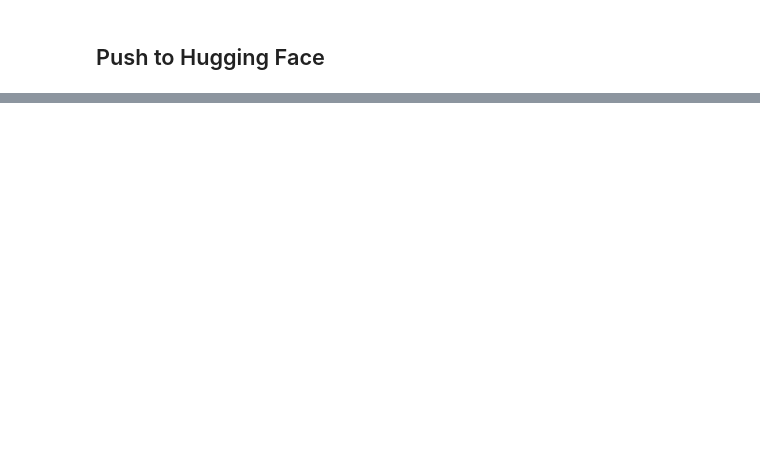
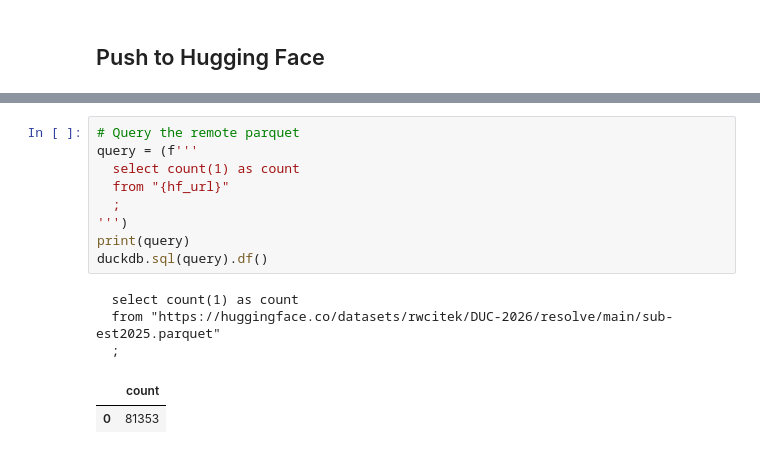
Before and after one commit to BBER-DUC/Data-Wrangling-of-Public-Data, a Jupyter notebook: 102-data.csv.to.parquet.to.HF.ipynb, the cells around one changed output, grey strips where cells are left out. Saved outputs shown, nothing was run; the diff lists cells and outputs as text; blank space fills up the shorter version.

```diff
--- a/102-data.csv.to.parquet.to.HF.ipynb
+++ b/102-data.csv.to.parquet.to.HF.ipynb
@@ -376,0 +173,15 @@ duckdb.sql(query).show(max_rows=100)
+# %%
+# Query the remote parquet
+query = (f'''
+  select count(1) as count
+  from "{hf_url}"
+  ;
+''')
+print(query)
+duckdb.sql(query).df()
+# %% [output]
+  select count(1) as count
+  from "https://huggingface.co/datasets/rwcitek/DUC-2026/resolve/main/sub-est2025.parquet"
+  ;
+|  | count |
+| 0 | 81353 |
```
Also changed, not shown: parts of 82 cells of this notebook.
